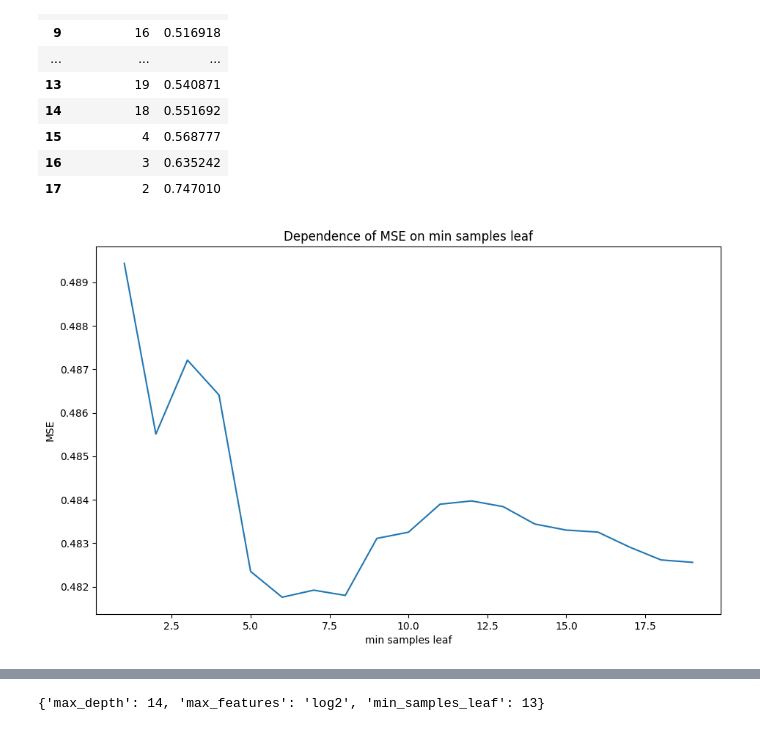
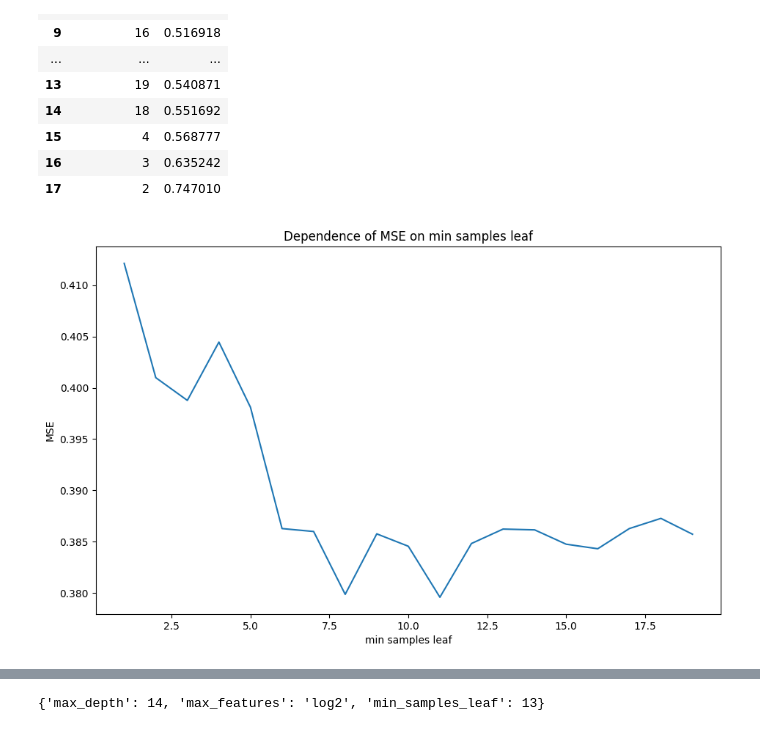
Before and after one commit to hse-ds/ml-hse-nes, a Jupyter notebook: 2024/seminars/seminar06/sem06_trees.ipynb, the cells around one changed output, grey strips where cells are left out. Cells and saved outputs as stored; diff of their text form; code cells hidden in the pictures.

```diff
--- a/2024/seminars/seminar06/sem06_trees.ipynb
+++ b/2024/seminars/seminar06/sem06_trees.ipynb
@@ -321,19 +321,19 @@ pd.DataFrame({
 # %%
 min_samples_leaf_array = range(1, 20)
 mse_array = []
 
 for min_samples_leaf in min_samples_leaf_array:
-    dt = DecisionTreeRegressor(max_depth=6, min_samples_leaf=min_samples_leaf, random_state=13)
+    dt = DecisionTreeRegressor(max_depth=10, min_samples_leaf=min_samples_leaf, random_state=13)
     dt.fit(X_train, y_train)
     mse_array.append(mean_squared_error(y_test, dt.predict(X_test)))
 
 plt.plot(min_samples_leaf_array, mse_array)
 plt.title("Dependence of MSE on min samples leaf")
 plt.xlabel("min samples leaf")
 plt.ylabel("MSE")
 plt.show()
 # %% [output]
-[figure, old version]
+[figure, new version]
 # %%
 pd.DataFrame({
     "min_samples_leaf": min_samples_leaf_array,
```
Also changed, not shown: parts of 6 cells of this notebook.
